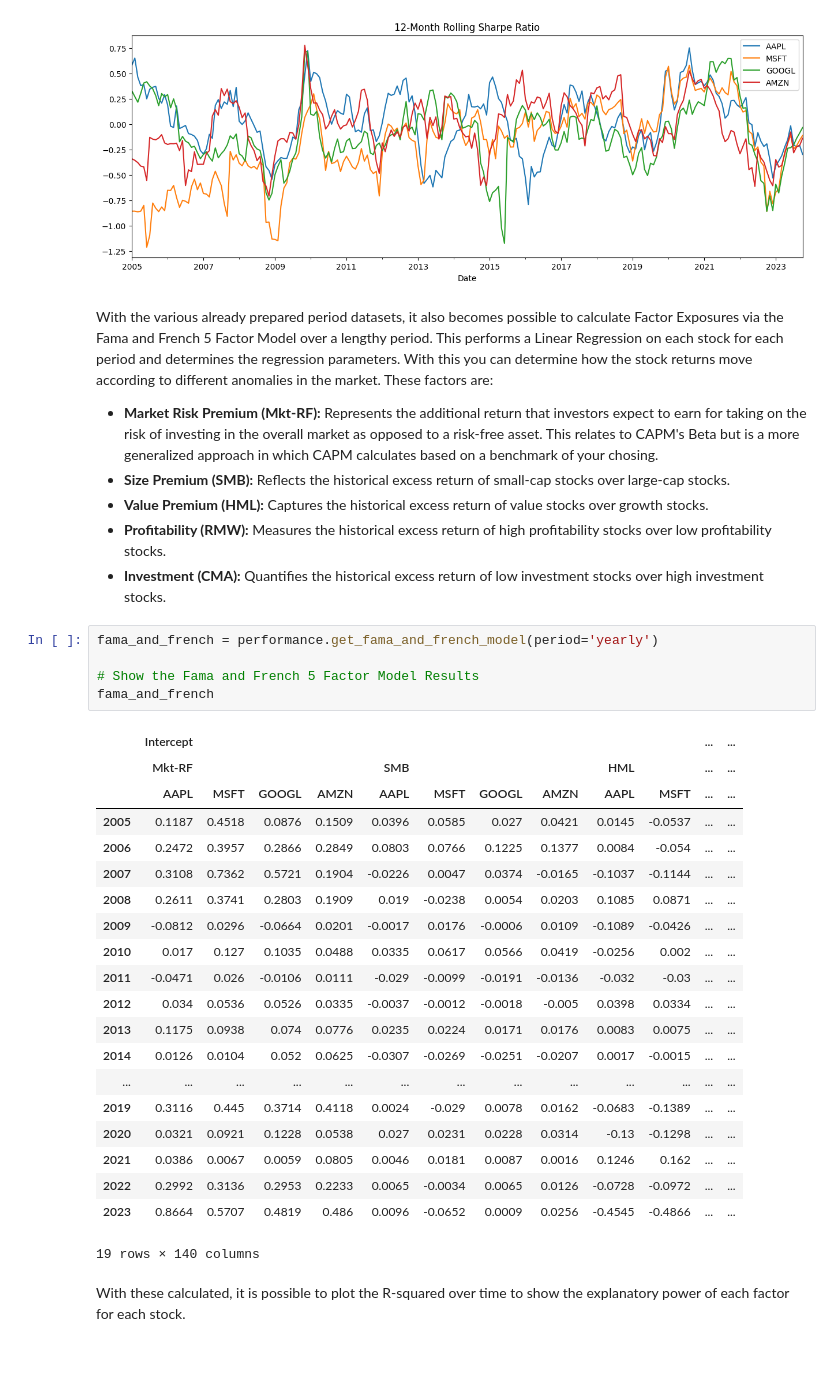
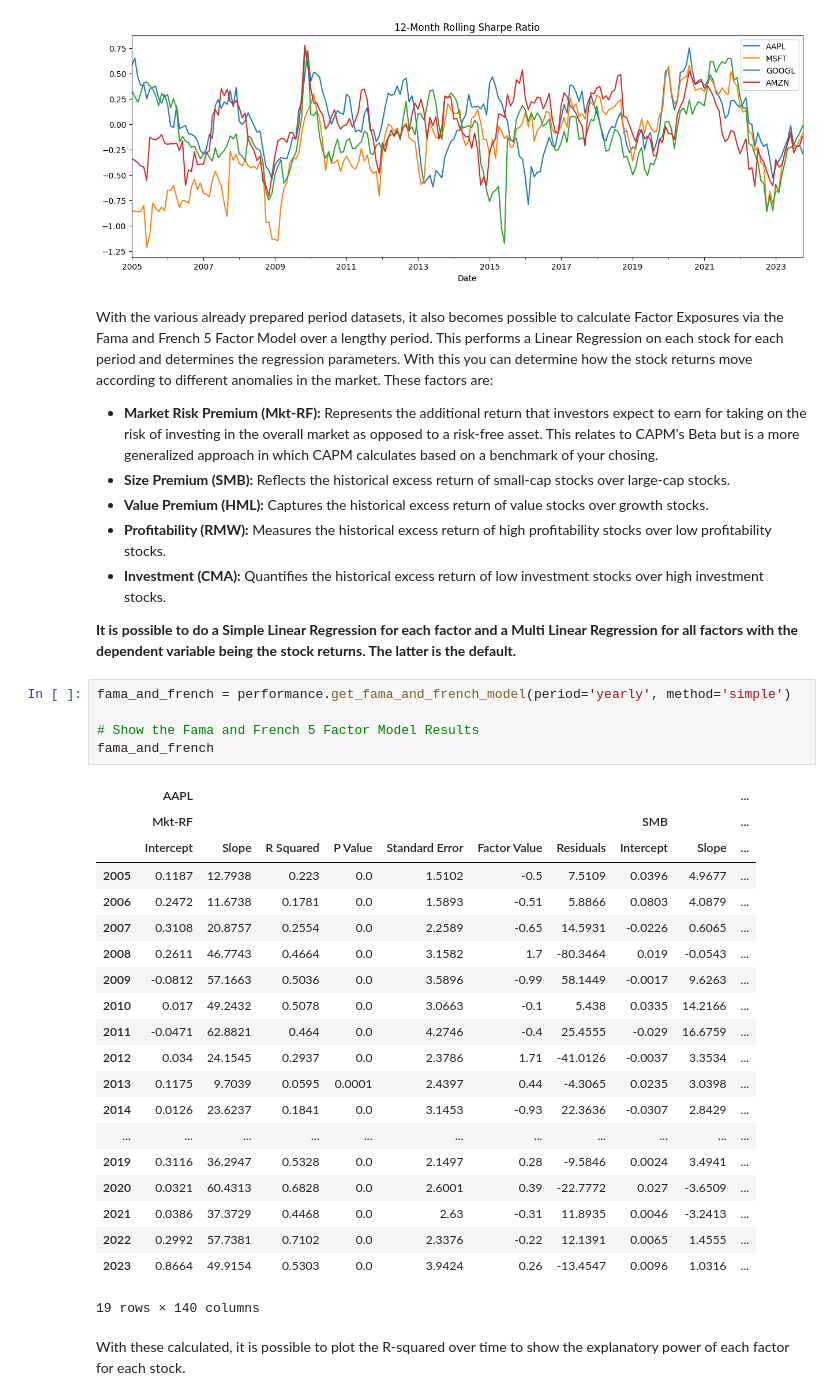
Before and after one commit to JerBouma/FinanceToolkit, a Jupyter notebook: examples/Finance Toolkit - 1. Getting Started.ipynb, the cells around one changed output. Drawn from its saved outputs; the diff is of its cells as text; blank space fills up the shorter version.

```diff
--- a/examples/Finance Toolkit - 1. Getting Started.ipynb
+++ b/examples/Finance Toolkit - 1. Getting Started.ipynb
@@ -609,31 +609,33 @@ With the various already prepared period datasets, it also becomes possible to c
 - **Value Premium (HML):** Captures the historical excess return of value stocks over growth stocks.
 - **Profitability (RMW):** Measures the historical excess return of high profitability stocks over low profitability stocks.
 - **Investment (CMA):** Quantifies the historical excess return of low investment stocks over high investment stocks.
+
+**It is possible to do a Simple Linear Regression for each factor and a Multi Linear Regression for all factors with the dependent variable being the stock returns. The latter is the default.**
 # %%
-fama_and_french = performance.get_fama_and_french_model(period='yearly')
+fama_and_french = performance.get_fama_and_french_model(period='yearly', method='simple')
 
 # Show the Fama and French 5 Factor Model Results
 fama_and_french
 # %% [output]
-|  | Intercept |  |  |  |  |  |  |  |  |  | ... | ... |
-|  | Mkt-RF |  |  |  | SMB |  |  |  | HML |  | ... | ... |
-|  | AAPL | MSFT | GOOGL | AMZN | AAPL | MSFT | GOOGL | AMZN | AAPL | MSFT | ... | ... |
-| 2005 | 0.1187 | 0.4518 | 0.0876 | 0.1509 | 0.0396 | 0.0585 | 0.027 | 0.0421 | 0.0145 | -0.0537 | ... | ... |
-| 2006 | 0.2472 | 0.3957 | 0.2866 | 0.2849 | 0.0803 | 0.0766 | 0.1225 | 0.1377 | 0.0084 | -0.054 | ... | ... |
-| 2007 | 0.3108 | 0.7362 | 0.5721 | 0.1904 | -0.0226 | 0.0047 | 0.0374 | -0.0165 | -0.1037 | -0.1144 | ... | ... |
-| 2008 | 0.2611 | 0.3741 | 0.2803 | 0.1909 | 0.019 | -0.0238 | 0.0054 | 0.0203 | 0.1085 | 0.0871 | ... | ... |
-| 2009 | -0.0812 | 0.0296 | -0.0664 | 0.0201 | -0.0017 | 0.0176 | -0.0006 | 0.0109 | -0.1089 | -0.0426 | ... | ... |
-| 2010 | 0.017 | 0.127 | 0.1035 | 0.0488 | 0.0335 | 0.0617 | 0.0566 | 0.0419 | -0.0256 | 0.002 | ... | ... |
-| 2011 | -0.0471 | 0.026 | -0.0106 | 0.0111 | -0.029 | -0.0099 | -0.0191 | -0.0136 | -0.032 | -0.03 | ... | ... |
-| 2012 | 0.034 | 0.0536 | 0.0526 | 0.0335 | -0.0037 | -0.0012 | -0.0018 | -0.005 | 0.0398 | 0.0334 | ... | ... |
-| 2013 | 0.1175 | 0.0938 | 0.074 | 0.0776 | 0.0235 | 0.0224 | 0.0171 | 0.0176 | 0.0083 | 0.0075 | ... | ... |
-| 2014 | 0.0126 | 0.0104 | 0.052 | 0.0625 | -0.0307 | -0.0269 | -0.0251 | -0.0207 | 0.0017 | -0.0015 | ... | ... |
-| ... | ... | ... | ... | ... | ... | ... | ... | ... | ... | ... | ... | ... |
-| 2019 | 0.3116 | 0.445 | 0.3714 | 0.4118 | 0.0024 | -0.029 | 0.0078 | 0.0162 | -0.0683 | -0.1389 | ... | ... |
-| 2020 | 0.0321 | 0.0921 | 0.1228 | 0.0538 | 0.027 | 0.0231 | 0.0228 | 0.0314 | -0.13 | -0.1298 | ... | ... |
-| 2021 | 0.0386 | 0.0067 | 0.0059 | 0.0805 | 0.0046 | 0.0181 | 0.0087 | 0.0016 | 0.1246 | 0.162 | ... | ... |
-| 2022 | 0.2992 | 0.3136 | 0.2953 | 0.2233 | 0.0065 | -0.0034 | 0.0065 | 0.0126 | -0.0728 | -0.0972 | ... | ... |
-| 2023 | 0.8664 | 0.5707 | 0.4819 | 0.486 | 0.0096 | -0.0652 | 0.0009 | 0.0256 | -0.4545 | -0.4866 | ... | ... |
+|  | AAPL |  |  |  |  |  |  |  |  | ... |
+|  | Mkt-RF |  |  |  |  |  |  | SMB |  | ... |
+|  | Intercept | Slope | R Squared | P Value | Standard Error | Factor Value | Residuals | Intercept | Slope | ... |
+| 2005 | 0.1187 | 12.7938 | 0.223 | 0.0 | 1.5102 | -0.5 | 7.5109 | 0.0396 | 4.9677 | ... |
+| 2006 | 0.2472 | 11.6738 | 0.1781 | 0.0 | 1.5893 | -0.51 | 5.8866 | 0.0803 | 4.0879 | ... |
+| 2007 | 0.3108 | 20.8757 | 0.2554 | 0.0 | 2.2589 | -0.65 | 14.5931 | -0.0226 | 0.6065 | ... |
+| 2008 | 0.2611 | 46.7743 | 0.4664 | 0.0 | 3.1582 | 1.7 | -80.3464 | 0.019 | -0.0543 | ... |
+| 2009 | -0.0812 | 57.1663 | 0.5036 | 0.0 | 3.5896 | -0.99 | 58.1449 | -0.0017 | 9.6263 | ... |
+| 2010 | 0.017 | 49.2432 | 0.5078 | 0.0 | 3.0663 | -0.1 | 5.438 | 0.0335 | 14.2166 | ... |
+| 2011 | -0.0471 | 62.8821 | 0.464 | 0.0 | 4.2746 | -0.4 | 25.4555 | -0.029 | 16.6759 | ... |
+| 2012 | 0.034 | 24.1545 | 0.2937 | 0.0 | 2.3786 | 1.71 | -41.0126 | -0.0037 | 3.3534 | ... |
+| 2013 | 0.1175 | 9.7039 | 0.0595 | 0.0001 | 2.4397 | 0.44 | -4.3065 | 0.0235 | 3.0398 | ... |
+| 2014 | 0.0126 | 23.6237 | 0.1841 | 0.0 | 3.1453 | -0.93 | 22.3636 | -0.0307 | 2.8429 | ... |
+| ... | ... | ... | ... | ... | ... | ... | ... | ... | ... | ... |
+| 2019 | 0.3116 | 36.2947 | 0.5328 | 0.0 | 2.1497 | 0.28 | -9.5846 | 0.0024 | 3.4941 | ... |
+| 2020 | 0.0321 | 60.4313 | 0.6828 | 0.0 | 2.6001 | 0.39 | -22.7772 | 0.027 | -3.6509 | ... |
+| 2021 | 0.0386 | 37.3729 | 0.4468 | 0.0 | 2.63 | -0.31 | 11.8935 | 0.0046 | -3.2413 | ... |
+| 2022 | 0.2992 | 57.7381 | 0.7102 | 0.0 | 2.3376 | -0.22 | 12.1391 | 0.0065 | 1.4555 | ... |
+| 2023 | 0.8664 | 49.9154 | 0.5303 | 0.0 | 3.9424 | 0.26 | -13.4547 | 0.0096 | 1.0316 | ... |
 19 rows × 140 columns
 # %% [markdown]
 With these calculated, it is possible to plot the R-squared over time to show the explanatory power of each factor for each stock.
```
Also changed, not shown: parts of 14 cells of this notebook, 2 other files.
